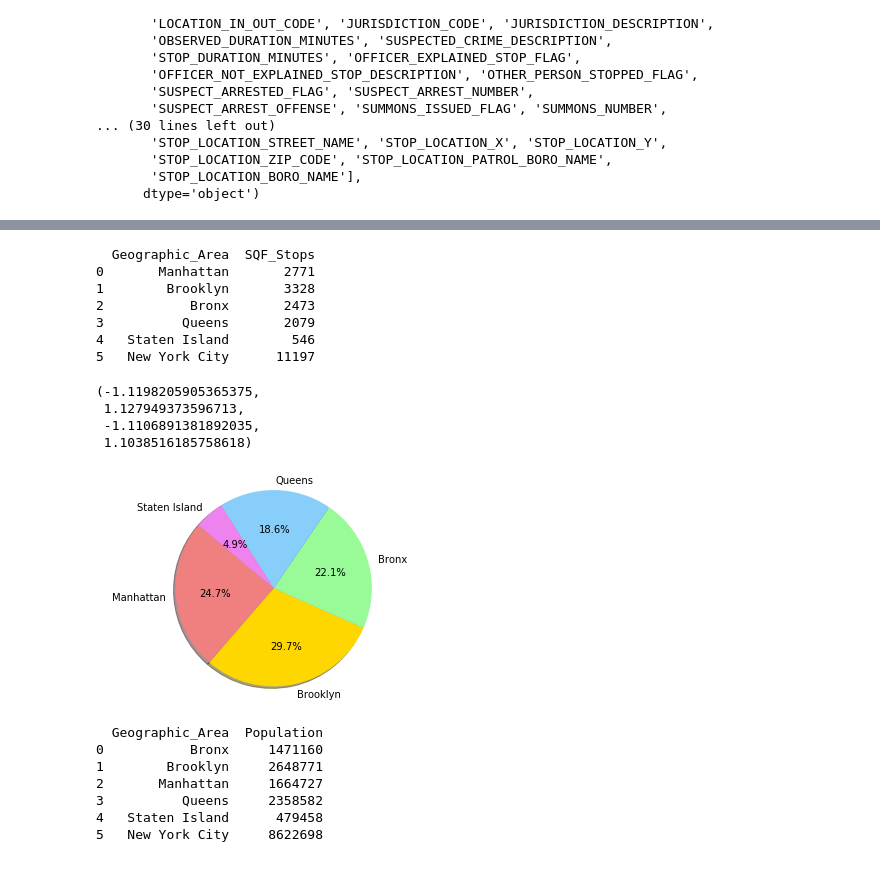
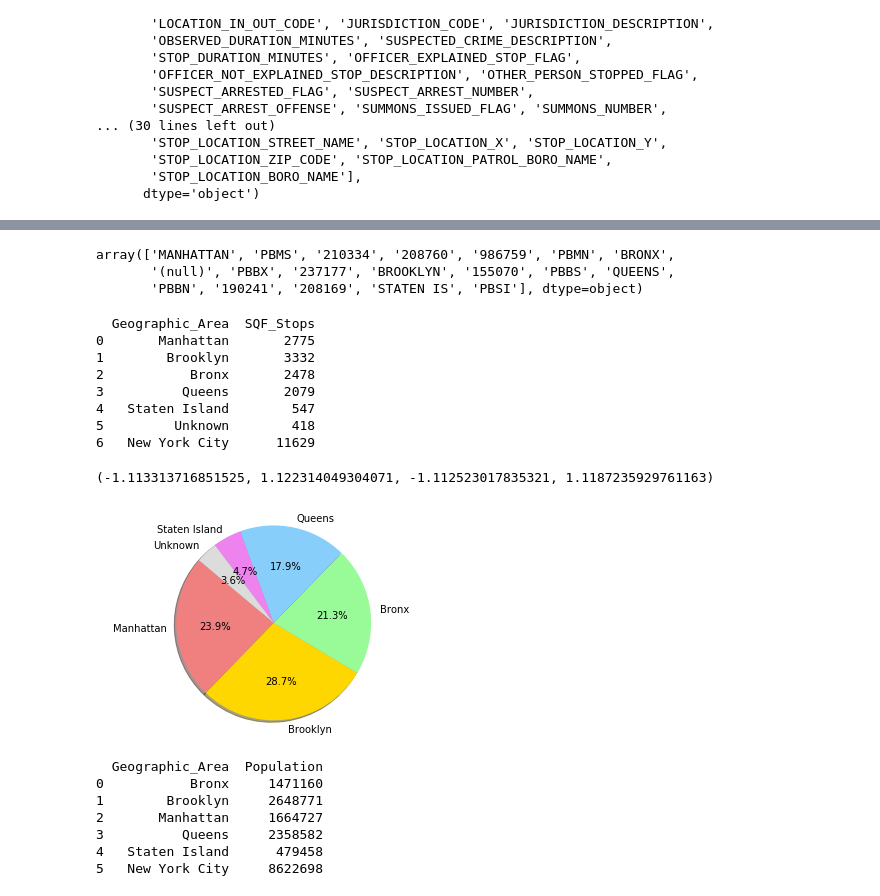
Before and after one commit to rachaelcamick/groupproject_sqf, a Jupyter notebook: rachael_cleaner_dataframe.ipynb, the cells around one changed output, grey strips where cells are left out. Cells and saved outputs as stored; diff of their text form; code cells hidden in the pictures.

```diff
--- a/rachael_cleaner_dataframe.ipynb
+++ b/rachael_cleaner_dataframe.ipynb
@@ -51,14 +51,21 @@ df_reduced.head()
 | 4 | 5 | 13:20:00 | February | Tuesday | BURGLARY | 60 | ... |
 # %%
 df_reduced = df_reduced.set_index("STOP_FRISK_ID")
+# %%
+df_reduced["STOP_LOCATION_BORO_NAME"].unique()
+# %% [output]
+array(['MANHATTAN', 'PBMS', '210334', '208760', '986759', 'PBMN', 'BRONX',
+       '(null)', 'PBBX', '237177', 'BROOKLYN', '155070', 'PBBS', 'QUEENS',
+       'PBBN', '190241', '208169', 'STATEN IS', 'PBSI'], dtype=object)
 # %%
 df_reduced.to_csv("df_reduced.csv")
 # %%
-manhattan_df = df_reduced.loc[df_reduced["STOP_LOCATION_BORO_NAME"] == "MANHATTAN", :]
-brooklyn_df = df_reduced.loc[df_reduced["STOP_LOCATION_BORO_NAME"] == "BROOKLYN", :]
-bronx_df = df_reduced.loc[df_reduced["STOP_LOCATION_BORO_NAME"] == "BRONX", :]
-queens_df = df_reduced.loc[df_reduced["STOP_LOCATION_BORO_NAME"] == "QUEENS", :]
-staten_df = df_reduced.loc[df_reduced["STOP_LOCATION_BORO_NAME"] == "STATEN IS", :]
+manhattan_df = df_reduced.loc[((df_reduced["STOP_LOCATION_BORO_NAME"] == "MANHATTAN") | (df_reduced["STOP_LOCATION_BORO_NAME"] == "PBMS") | (df_reduced["STOP_LOCATION_BORO_NAME"] == "PBMN"))]
+brooklyn_df = df_reduced.loc[((df_reduced["STOP_LOCATION_BORO_NAME"] == "BROOKLYN") | (df_reduced["STOP_LOCATION_BORO_NAME"] == "PBBS") | (df_reduced["STOP_LOCATION_BORO_NAME"] == "PBBN"))]
+bronx_df = df_reduced.loc[((df_reduced["STOP_LOCATION_BORO_NAME"] == "BRONX") | (df_reduced["STOP_LOCATION_BORO_NAME"] == "PBBX"))]
+queens_df = df_reduced.loc[df_reduced["STOP_LOCATION_BORO_NAME"] == "QUEENS"]
+staten_df = df_reduced.loc[((df_reduced["STOP_LOCATION_BORO_NAME"] == "STATEN IS") | (df_reduced["STOP_LOCATION_BORO_NAME"] == "PBSI"))]
+unknown_df = df_reduced.loc[((df_reduced["STOP_LOCATION_BORO_NAME"] == "210334") | (df_reduced["STOP_LOCATION_BORO_NAME"] == "208760") | (df_reduced["STOP_LOCATION_BORO_NAME"] == "986759") | (df_reduced["STOP_LOCATION_BORO_NAME"] == "(null)") | (df_reduced["STOP_LOCATION_BORO_NAME"] == "237177") | (df_reduced["STOP_LOCATION_BORO_NAME"] == "155070") | (df_reduced["STOP_LOCATION_BORO_NAME"] == "190241") | (df_reduced["STOP_LOCATION_BORO_NAME"] == "208169"))]
 # %%
 # In which borough is the stop question and frisk technique most used? Least used?
 manhattan_stops = len(manhattan_df)
@@ -66,38 +73,37 @@ brooklyn_stops = len(brooklyn_df)
 bronx_stops = len(bronx_df)
 queens_stops = len(queens_df)
 staten_stops = len(staten_df)
-nyc_total_stops = staten_stops + queens_stops + brooklyn_stops + manhattan_stops + bronx_stops
+unknown_stops = len(unknown_df)
+nyc_total_stops = staten_stops + queens_stops + brooklyn_stops + manhattan_stops + bronx_stops + unknown_stops
 
 stops_df = pd.DataFrame({
-    "Geographic_Area": ["Manhattan", "Brooklyn", "Bronx", "Queens", "Staten Island", "New York City"],
-    "SQF_Stops": [manhattan_stops, brooklyn_stops, bronx_stops, queens_stops, staten_stops, nyc_total_stops]})
+    "Geographic_Area": ["Manhattan", "Brooklyn", "Bronx", "Queens", "Staten Island", "Unknown", "New York City"],
+    "SQF_Stops": [manhattan_stops, brooklyn_stops, bronx_stops, queens_stops, staten_stops, unknown_stops, nyc_total_stops]})
 print(stops_df)
 # %% [output]
   Geographic_Area  SQF_Stops
-0       Manhattan       2771
-1        Brooklyn       3328
-2           Bronx       2473
+0       Manhattan       2775
+1        Brooklyn       3332
+2           Bronx       2478
 3          Queens       2079
-4   Staten Island        546
-5   New York City      11197
+4   Staten Island        547
+5         Unknown        418
+6   New York City      11629
 # %%
 # Want to express the number of stops that occur in each borough as a percentage of all nypd stops; however, this number could tell us more about population
 #density than anything else. (this number could be misleading)
 
-borough_pie = ["Manhattan", "Brooklyn", "Bronx", "Queens", "Staten Island"]
-boro_sqf_values = [manhattan_stops, brooklyn_stops, bronx_stops, queens_stops, staten_stops]
-boro_pie_colors = ["lightcoral", "gold", "palegreen", "lightskyblue", "violet"]
+borough_pie = ["Manhattan", "Brooklyn", "Bronx", "Queens", "Staten Island", "Unknown"]
+boro_sqf_values = [manhattan_stops, brooklyn_stops, bronx_stops, queens_stops, staten_stops, unknown_stops]
+boro_pie_colors = ["lightcoral", "gold", "palegreen", "lightskyblue", "violet", "gainsboro"]
 
 plt.pie(boro_sqf_values, labels=borough_pie, colors=boro_pie_colors, autopct="%1.1f%%",
  shadow=True, startangle=140)
 # Create equal axes for nice circle
 plt.axis("equal")
 # %% [output]
-(-1.1198205905365375,
- 1.127949373596713,
- -1.1106891381892035,
- 1.1038516185758618)
+(-1.113313716851525, 1.122314049304071, -1.112523017835321, 1.1187235929761163)
-[figure, old version]
+[figure, new version]
 # %%
 # Number of stops relative to population of each borough
 # read in csv file
```
Also changed, not shown: parts of 5 cells of this notebook, 1 other file.
